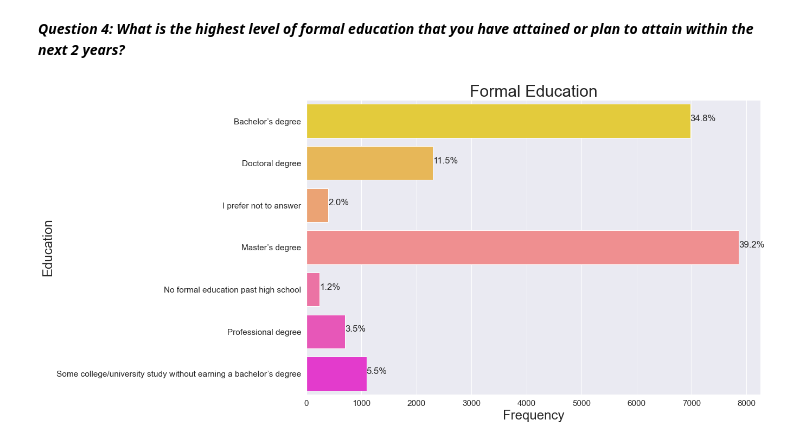
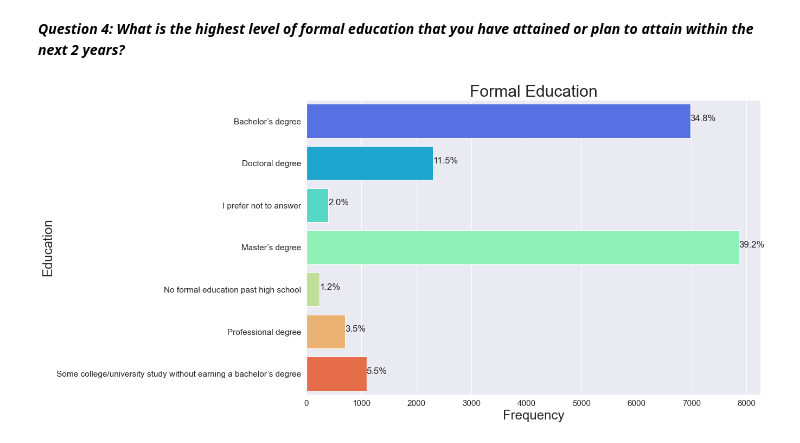
Before and after one commit to Mega-Barrel/Kaggle-ML-DS-Survey, a Jupyter notebook: Kaggle_Survey_EDA.ipynb, the cells around one changed output. Saved outputs shown, nothing was run; the diff lists cells and outputs as text; code cells hidden in the pictures.

Commit message:
Visualized Questions from 5 to 8

```diff
--- a/Kaggle_Survey_EDA.ipynb
+++ b/Kaggle_Survey_EDA.ipynb
@@ -86,7 +91,7 @@ Text(0, 0.5, 'Percentage')
 sns.set(font_scale=1.4)
 plt.figure(figsize=(15,10))
 
-ax = sns.countplot(y = "Q2", data = response, palette = "gnuplot2")
+ax = sns.countplot(y = "Q2", data = response, palette = "tab10")
 
 plt.title('Gender Distribution')
 plt.xlabel('Frequencies')
@@ -140,25 +145,25 @@ plt.show()
 # %%
 sns.set(font_scale=1.4)
 plt.figure(figsize=(15,10))
 
 data = response['Q4'].sort_values(ascending=True)
 
-ax = sns.countplot(y = data, data = response, palette = "spring_r")
+ax = sns.countplot(y = data, data = response, palette = "rainbow")
 
 total = len(response['Q4'])
 for p in ax.patches:
         percentage = '{:.1f}%'.format(100 * p.get_width()/total)
         x = p.get_x() + p.get_width() + 0.02
         y = p.get_y() + p.get_height()/2
         ax.annotate(percentage, (x, y))
 
 
 plt.title('Formal Education',
          fontsize =30)
 
 plt.xlabel('Frequency', fontsize = 24)
 plt.ylabel('Education', fontsize = 24)
 
 plt.show()
 # %% [output]
-[figure, old version]
+[figure, new version]
```
Also changed, not shown: parts of 8 cells of this notebook.
